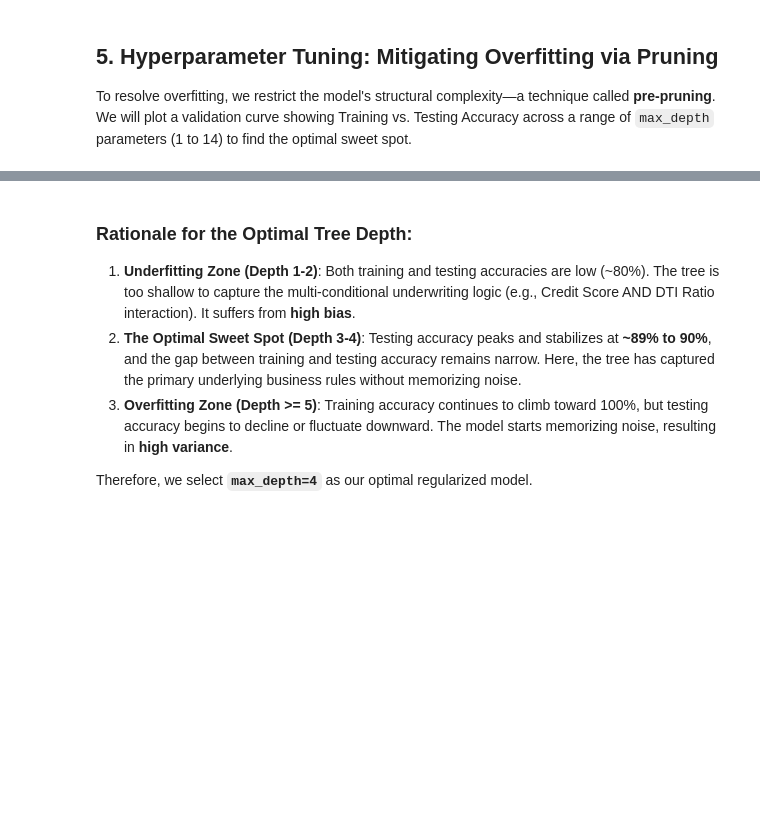
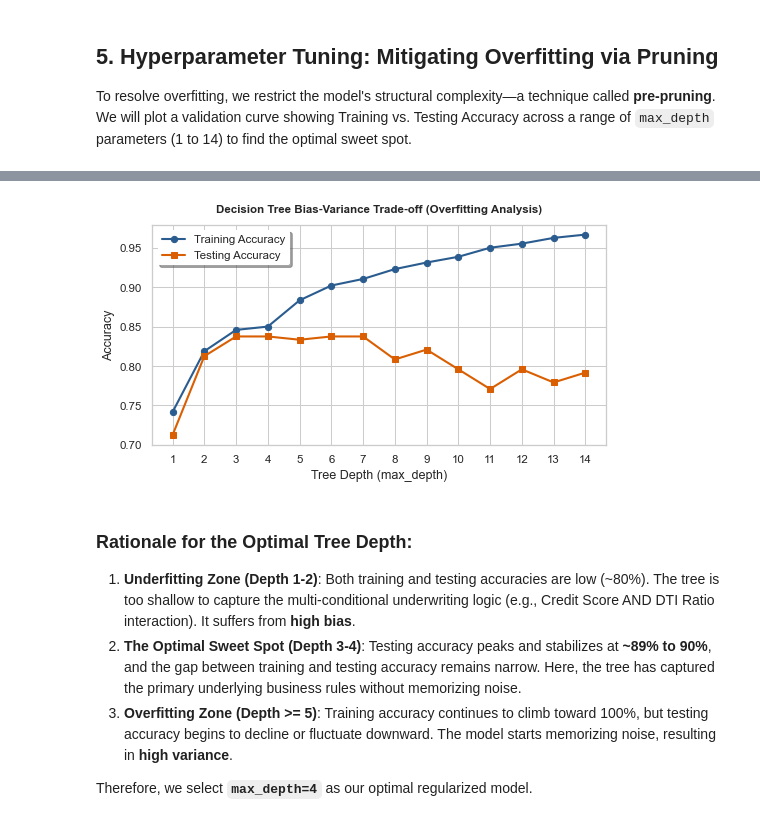
Before and after one commit to Rajeshydv07/60-days-data-science, a Jupyter notebook: day17/day17_loan_prediction.ipynb, the cells around one changed output, grey strips where cells are left out. Saved outputs shown, nothing was run; the diff lists cells and outputs as text; code cells hidden in the pictures; blank space fills up the shorter version.

```diff
--- a/day17/day17_loan_prediction.ipynb
+++ b/day17/day17_loan_prediction.ipynb
@@ -159,10 +161,10 @@ for depth in depths:
     test_accuracies.append(accuracy_score(y_test, clf.predict(X_test)))
 
 # Plot the overfitting curve
-plt.figure(figsize=(10, 6))
+plt.figure(figsize=(7, 4))
 plt.plot(depths, train_accuracies, marker='o', label='Training Accuracy', color='#2b5c8f', linewidth=2)
 plt.plot(depths, test_accuracies, marker='s', label='Testing Accuracy', color='#d95f02', linewidth=2)
-plt.title('Decision Tree Bias-Variance Trade-off (Overfitting Analysis)', fontsize=14, fontweight='bold', pad=15)
+plt.title('Decision Tree Bias-Variance Trade-off (Overfitting Analysis)', fontsize=11, fontweight='bold', pad=12)
 plt.xlabel('Tree Depth (max_depth)')
 plt.ylabel('Accuracy')
 plt.xticks(depths)
@@ -174,3 +175,4 @@ plt.show()
+[figure, added]
 # %% [markdown]
 ### Rationale for the Optimal Tree Depth:
 1. **Underfitting Zone (Depth 1-2)**: Both training and testing accuracies are low (~80%). The tree is too shallow to capture the multi-conditional underwriting logic (e.g., Credit Score AND DTI Ratio interaction). It suffers from **high bias**.
```
Also changed, not shown: parts of 7 cells of this notebook, 1 other file.
